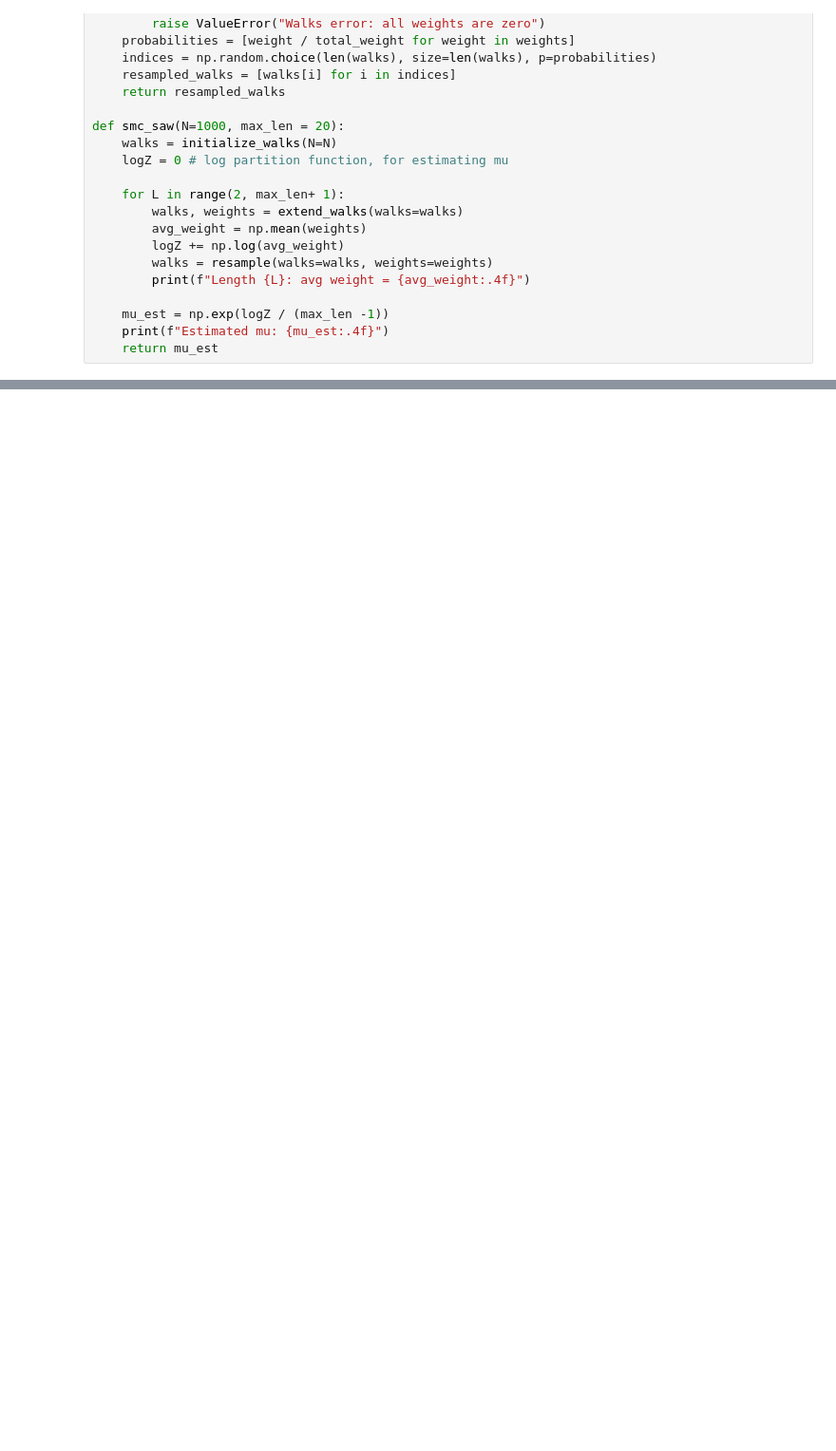
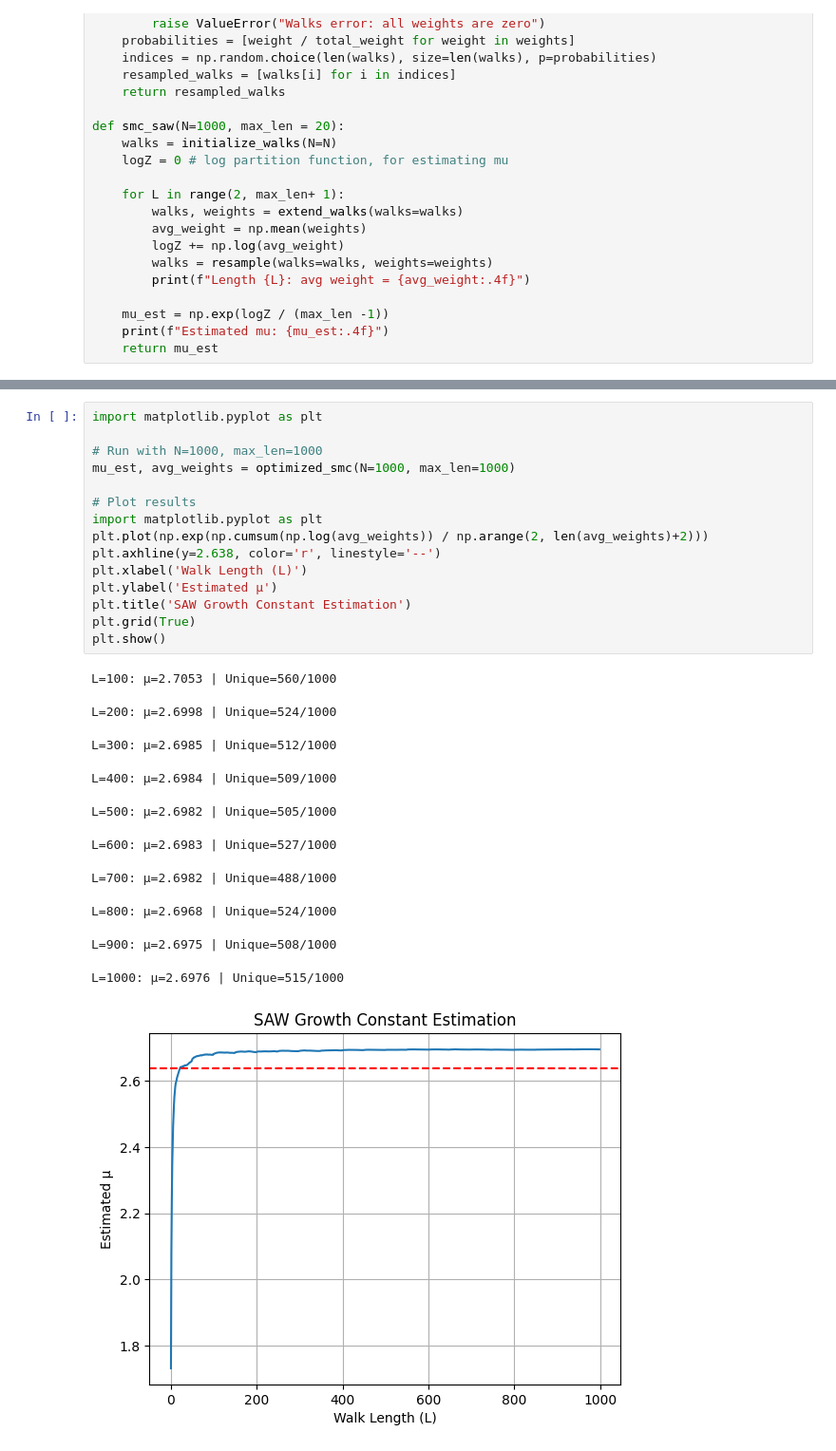
Before and after one commit to georgiakarenlau/ST3247, a Jupyter notebook: Pivot_algo.ipynb, the cells around one changed output, grey strips where cells are left out. Shown at 95% size. Cells and saved outputs as stored; diff of their text form; blank space fills up the shorter version.

```diff
--- a/Pivot_algo.ipynb
+++ b/Pivot_algo.ipynb
@@ -85,0 +295,27 @@ np.float64(2.64326472451579)
+# %%
+import matplotlib.pyplot as plt
+
+# Run with N=1000, max_len=1000
+mu_est, avg_weights = optimized_smc(N=1000, max_len=1000)
+
+# Plot results
+import matplotlib.pyplot as plt
+plt.plot(np.exp(np.cumsum(np.log(avg_weights)) / np.arange(2, len(avg_weights)+2)))
+plt.axhline(y=2.638, color='r', linestyle='--')
+plt.xlabel('Walk Length (L)')
+plt.ylabel('Estimated μ')
+plt.title('SAW Growth Constant Estimation')
+plt.grid(True)
+plt.show()
+# %% [output]
+L=100: μ=2.7053 | Unique=560/1000
+L=200: μ=2.6998 | Unique=524/1000
+L=300: μ=2.6985 | Unique=512/1000
+L=400: μ=2.6984 | Unique=509/1000
+L=500: μ=2.6982 | Unique=505/1000
+L=600: μ=2.6983 | Unique=527/1000
+L=700: μ=2.6982 | Unique=488/1000
+L=800: μ=2.6968 | Unique=524/1000
+L=900: μ=2.6975 | Unique=508/1000
+L=1000: μ=2.6976 | Unique=515/1000
+[figure, added]
```
Also changed, not shown: parts of 4 cells of this notebook.
